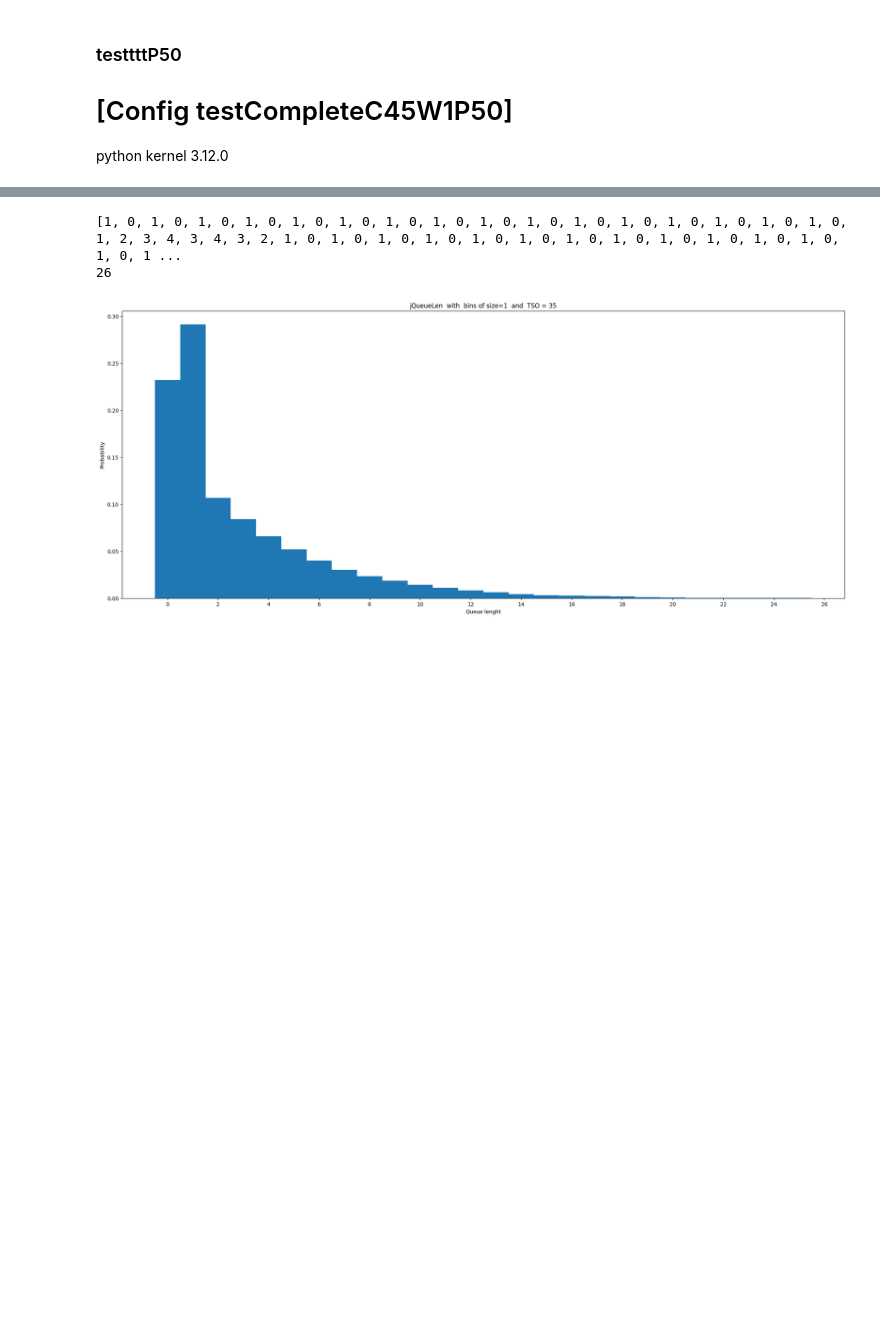
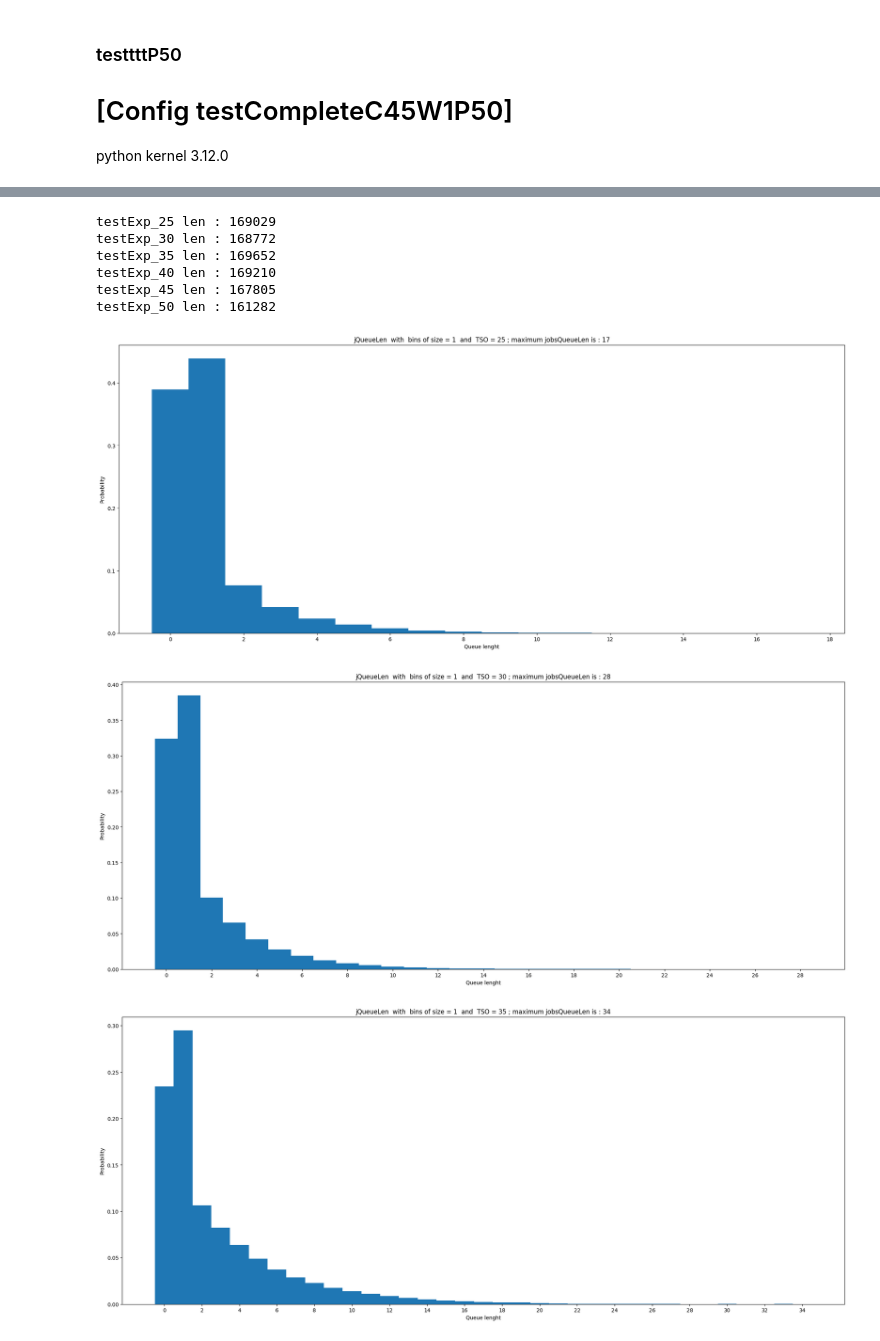
Before and after one commit to JacopoCarlon/JC_Performance_Evaluation_of_Computer_Systems_and_Networks_PECSN__Project, a Jupyter notebook: python_scripts/istogrammi.ipynb, the cells around one changed output, grey strips where cells are left out. Drawn from its saved outputs; the diff is of its cells as text; code cells hidden in the pictures; blank space fills up the shorter version.

Commit message:
important correction : Exponential distribution .

```diff
--- a/python_scripts/istogrammi.ipynb
+++ b/python_scripts/istogrammi.ipynb
@@ -81,33 +89,62 @@ tC45W1P50-complete353.csv
 # %%
-nums = []
 
 #   #   for i in jQueueLen_vector:
 #   #       nums.append( int(i[0]))
 #   #   print(nums)
 
-for i in range(0, len(jQlen_same_tso) ):
-    for j in range(0, len(jQlen_same_tso[i])):
-        nums.append( int(jQlen_same_tso[i][j][0]))
-print(nums)
-massimo_jQLen = max(nums)
-print(massimo_jQLen)
+nums_all_tsos = []
+for tso_this_iter in range(0, len(target_tso), 1) :
+    nums = []
+    for i in range(0, len(jqLen_all_tsos[tso_this_iter]) ):
+        #   print(jqLen_all_tsos[tso_this_iter][i])
+        #   #   (1, 88636.481)
+        #   #   (0, 88636.481)
+        #   #   (1, 90321.392)
+        nums.append( int(jqLen_all_tsos[tso_this_iter][i][0]))
+    nums_all_tsos.append(nums)
+    print(f'testExp_{target_tso[tso_this_iter]} len : {len(nums_all_tsos[tso_this_iter])}' )
+
+# got all nums of all tsos
 # %% [output]
-[1, 0, 1, 0, 1, 0, 1, 0, 1, 0, 1, 0, 1, 0, 1, 0, 1, 0, 1, 0, 1, 0, 1, 0, 1, 0, 1, 0, 1, 0, 1, 0, 1, 2, 3, 4, 3, 4, 3, 2, 1, 0, 1, 0, 1, 0, 1, 0, 1, 0, 1, 0, 1, 0, 1, 0, 1, 0, 1, 0, 1, 0, 1, 0, 1, 0, 1 ...
-26
+testExp_25 len : 169029
+testExp_30 len : 168772
+testExp_35 len : 169652
+testExp_40 len : 169210
+testExp_45 len : 167805
+testExp_50 len : 161282
 # %%
-plt.rcParams["figure.figsize"] = (25, 10)
-name = "jQueueLen"
+maximum_bins_number = 52
 
-counts, bins = np.histogram(nums, bins = massimo_jQLen)
+plot_dir = f'../images/plots'
+#   /plot{distribution}P{probability}_{target_tso[tso_this_iter]}'
+for tso_this_iter in range(0, len(target_tso), 1) :
+    plt.rcParams["figure.figsize"] = (25, 10)
+    name = "jQueueLen"
 
-bins = bins - 0.5
-counts = counts / len(nums) # normalize count
+    massimo_jQLen = max(nums_all_tsos[tso_this_iter])
 
-plt.hist(bins[:-1], bins, weights=counts)
-plt.title(f"{name}  with  bins of size={int(bins[1]-bins[0])}  and  TSO = {target_tso[0]}")
-plt.xticks(range(0, massimo_jQLen+1 , 2))
-plt.ylabel("Probability")
-plt.xlabel("Queue lenght")
-plt.show()
+    bin_size_chosen = massimo_jQLen
+
+    counts, bins = np.histogram(nums_all_tsos[tso_this_iter], bins = bin_size_chosen)
+
+    bins = bins - 0.5
+    counts = counts / len(nums_all_tsos[tso_this_iter]) # normalize count
+
+    plt.hist(bins[:-1], bins, weights=counts)
+    plt.title(f"{name}  with  bins of size = {int(bins[1]-bins[0])}  and  TSO = {target_tso[tso_this_iter]} ; maximum jobsQueueLen is : {massimo_jQLen-1}")
+    if bin_size_chosen < 100:
+        plt.xticks(range(0, bin_size_chosen+1 , 2))
+    elif bin_size_chosen < 200:
+        plt.xticks(range(0, bin_size_chosen+1 , 5))
+    elif bin_size_chosen < 400:
+        plt.xticks(range(0, bin_size_chosen+1 , 10))
+    elif bin_size_chosen < 800:
+        plt.xticks(range(0, bin_size_chosen+1 , 20))
+    plt.ylabel("Probability")
+    plt.xlabel("Queue lenght")
+    plt.savefig(f'{plot_dir}/plot{distribution}P{probability}_{target_tso[tso_this_iter]}.png')
+    plt.show()
 # %% [output]
-[figure, old version]
+[figure, new version]
+[figure, added]
+[figure, added]
```
Also changed, not shown: parts of 4 cells of this notebook, 12 other files.
